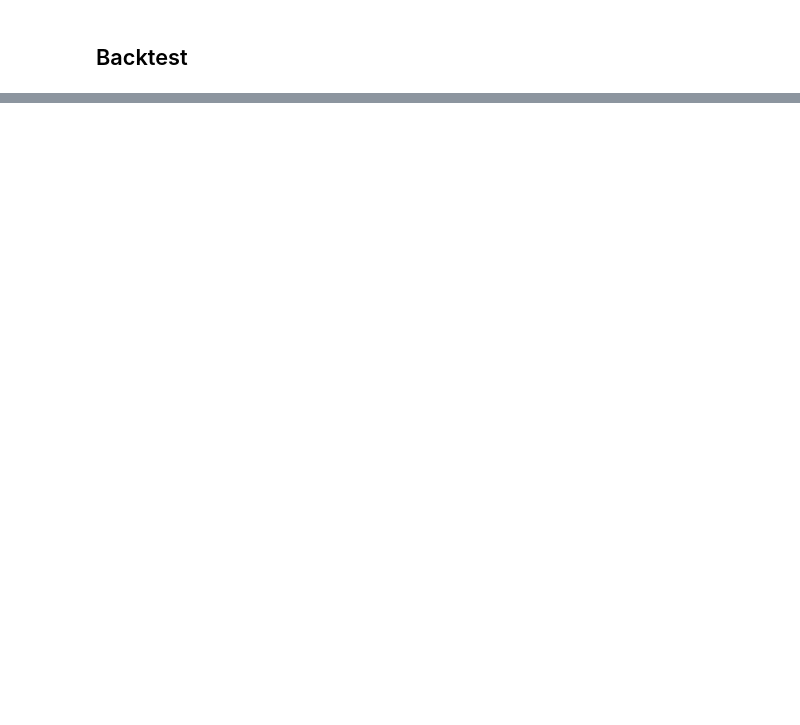
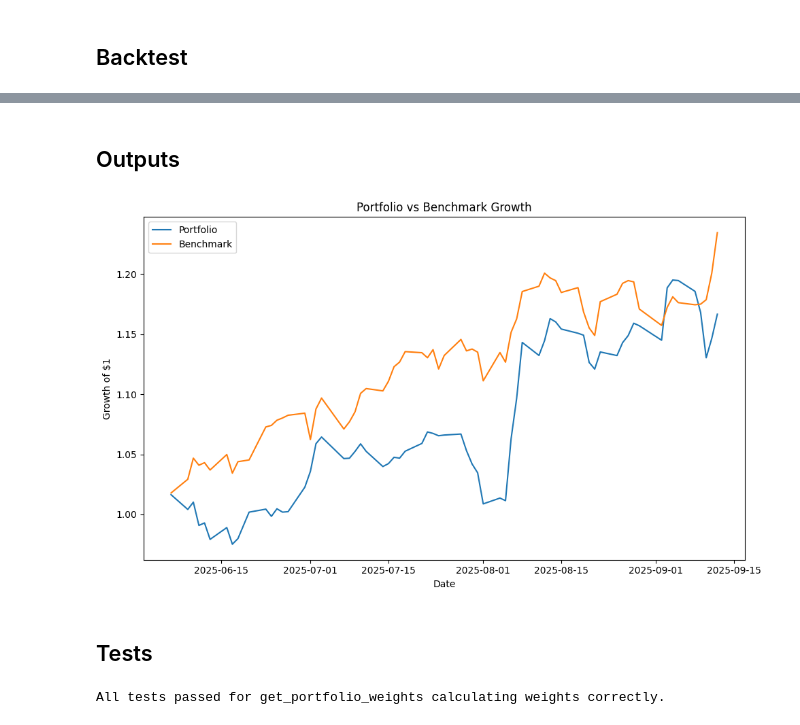
Before and after one commit to nguan1/agent1, a Jupyter notebook: main_notebook.ipynb, the cells around one changed output, grey strips where cells are left out. Cells and saved outputs as stored; diff of their text form; code cells hidden in the pictures; blank space fills up the shorter version.

Commit message:
Updating readme and finalising the notebook

```diff
--- a/main_notebook.ipynb
+++ b/main_notebook.ipynb
@@ -312,0 +334,20 @@ Name: date, dtype: datetime64[ns]
+# %%
+backtest_signals = combined_signal_df[combined_signal_df['date'] == pd.to_datetime(BACKTEST_DATE).date()]
+# %%
+def get_portfolio_weights(df, filter_signal = None):
+    # Filter only buy signals
+    if filter_signal:
+        df = df[df['final_signal'] == filter_signal]
+    # Count buys per date
+    counts = df.groupby('date')['ticker'].count().rename('count')
+    # Merge buy counts back to buy_df
+    df = df.merge(counts, on='date')
+    # Assign equal weights per buy per date
+    df['weight'] = 1 / df['count']
+    # Return weights DataFrame
+    return df[['date', 'ticker', 'weight']]
+# %%
+port_wts = get_portfolio_weights(backtest_signals, 'buy')
+bench_wts = get_portfolio_weights(backtest_signals)
+# %%
+stock_data['daily_return'] = stock_data.groupby('ticker')['close'].pct_change()
@@ -312,0 +450,2 @@ Name: date, dtype: datetime64[ns]
+# %% [markdown]
+## Outputs
@@ -312,0 +456,48 @@ Name: date, dtype: datetime64[ns]
+# %%
+import matplotlib.pyplot as plt
+
+# Calculate cumulative growth for $1 for portfolio and benchmark
+portfolio_cum = (port_perf['daily_returns'] + 1).cumprod()
+benchmark_cum = (bench_perf['daily_returns'] + 1).cumprod()
+
+plt.figure(figsize=(10, 6))
+plt.plot(portfolio_cum.index, portfolio_cum.values, label='Portfolio')
+plt.plot(benchmark_cum.index, benchmark_cum.values, label='Benchmark')
+plt.ylabel('Growth of $1')
+plt.xlabel('Date')
+plt.title('Portfolio vs Benchmark Growth')
+plt.legend()
+plt.tight_layout()
+plt.savefig(os.path.join(working_dir,"Output/performance.png"))
+plt.show()
+# %% [output]
+[figure, added]
+# %% [markdown]
+## Tests
+# %%
+## Test 1 - Check get_portfolio_weights function calculates weights correctly
+
+# Create test data
+data = [
+    {'date': '2025-01-01', 'ticker': 'A', 'final_signal': 'buy'},
+    {'date': '2025-01-01', 'ticker': 'B', 'final_signal': 'buy'},
+    {'date': '2025-01-01', 'ticker': 'C', 'final_signal': 'sell'},
+    {'date': '2025-01-02', 'ticker': 'A', 'final_signal': 'hold'},
+    {'date': '2025-01-02', 'ticker': 'B', 'final_signal': 'sell'},
+    {'date': '2025-01-02', 'ticker': 'C', 'final_signal': 'hold'},
+]
+df = pd.DataFrame(data)
+
+# Run function for 'buy' signals
+result = get_portfolio_weights(df, filter_signal='buy')
+
+# Check results
+assert len(result) == 2, "Should have 2 rows for 2 buys on first date"
+assert set(result['ticker']) == {'A', 'B'}, "Tickers should be A and B"
+assert all(result['weight'] == 0.5), "Weights should be 0.5 for each buy"
+assert all(result['date'].values == ['2025-01-01', '2025-01-01']), "Date should be 2025-01-01"
+
+
+print("All tests passed for get_portfolio_weights calculating weights correctly.")
+# %% [output]
+All tests passed for get_portfolio_weights calculating weights correctly.
```
Also changed, not shown: parts of 28 cells of this notebook, 7 other files.
